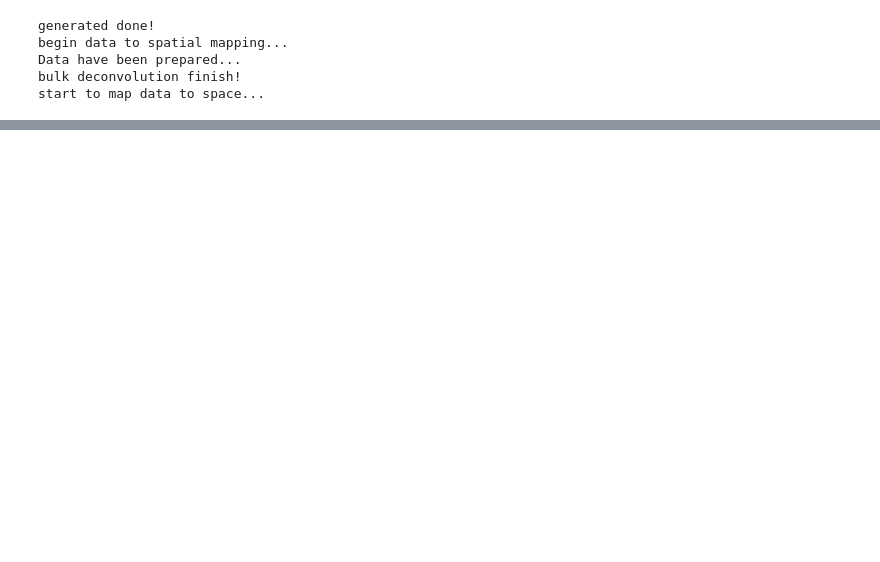
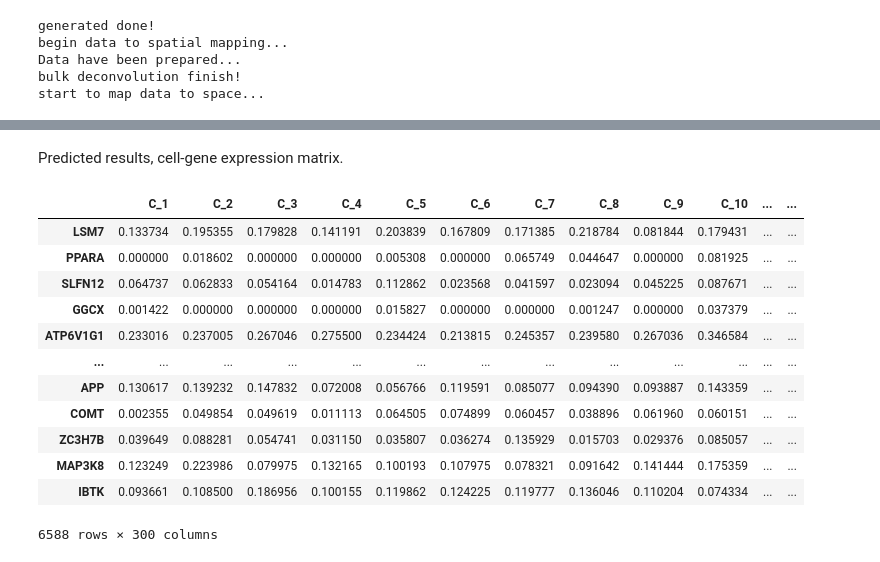
Before and after one commit to ZJUFanLab/bulk2space, a Jupyter notebook: bulk2space/tutorial.ipynb, the cells around one changed output, grey strips where cells are left out. Cells and saved outputs as stored; diff of their text form; code cells hidden in the pictures; blank space fills up the shorter version.

```diff
--- a/bulk2space/tutorial.ipynb
+++ b/bulk2space/tutorial.ipynb
@@ -209,0 +245,7 @@ start to map data to space...
+# %%
+processer = CreatData(generate_sc_data, generate_sc_meta, input_st_data, args)
+processer.cre_data()
+runner = Runner(generate_sc_data, generate_sc_meta, input_st_data, input_st_meta, args)
+print('start to train the model...')
+pred_meta, pred_spot = runner.run()
+print("spatial mapping done!")
@@ -209,0 +287,18 @@ start to map data to space...
+# %% [markdown]
+Predicted results, cell-gene expression matrix.
+# %%
+pred_spot
+# %% [output]
+|  | C_1 | C_2 | C_3 | C_4 | C_5 | C_6 | C_7 | C_8 | C_9 | C_10 | ... | ... |
+| LSM7 | 0.133734 | 0.195355 | 0.179828 | 0.141191 | 0.203839 | 0.167809 | 0.171385 | 0.218784 | 0.081844 | 0.179431 | ... | ... |
+| PPARA | 0.000000 | 0.018602 | 0.000000 | 0.000000 | 0.005308 | 0.000000 | 0.065749 | 0.044647 | 0.000000 | 0.081925 | ... | ... |
+| SLFN12 | 0.064737 | 0.062833 | 0.054164 | 0.014783 | 0.112862 | 0.023568 | 0.041597 | 0.023094 | 0.045225 | 0.087671 | ... | ... |
+| GGCX | 0.001422 | 0.000000 | 0.000000 | 0.000000 | 0.015827 | 0.000000 | 0.000000 | 0.001247 | 0.000000 | 0.037379 | ... | ... |
+| ATP6V1G1 | 0.233016 | 0.237005 | 0.267046 | 0.275500 | 0.234424 | 0.213815 | 0.245357 | 0.239580 | 0.267036 | 0.346584 | ... | ... |
+| ... | ... | ... | ... | ... | ... | ... | ... | ... | ... | ... | ... | ... |
+| APP | 0.130617 | 0.139232 | 0.147832 | 0.072008 | 0.056766 | 0.119591 | 0.085077 | 0.094390 | 0.093887 | 0.143359 | ... | ... |
+| COMT | 0.002355 | 0.049854 | 0.049619 | 0.011113 | 0.064505 | 0.074899 | 0.060457 | 0.038896 | 0.061960 | 0.060151 | ... | ... |
+| ZC3H7B | 0.039649 | 0.088281 | 0.054741 | 0.031150 | 0.035807 | 0.036274 | 0.135929 | 0.015703 | 0.029376 | 0.085057 | ... | ... |
+| MAP3K8 | 0.123249 | 0.223986 | 0.079975 | 0.132165 | 0.100193 | 0.107975 | 0.078321 | 0.091642 | 0.141444 | 0.175359 | ... | ... |
+| IBTK | 0.093661 | 0.108500 | 0.186956 | 0.100155 | 0.119862 | 0.124225 | 0.119777 | 0.136046 | 0.110204 | 0.074334 | ... | ... |
+6588 rows × 300 columns
```
Also changed, not shown: parts of 8 cells of this notebook, 3 other files.
